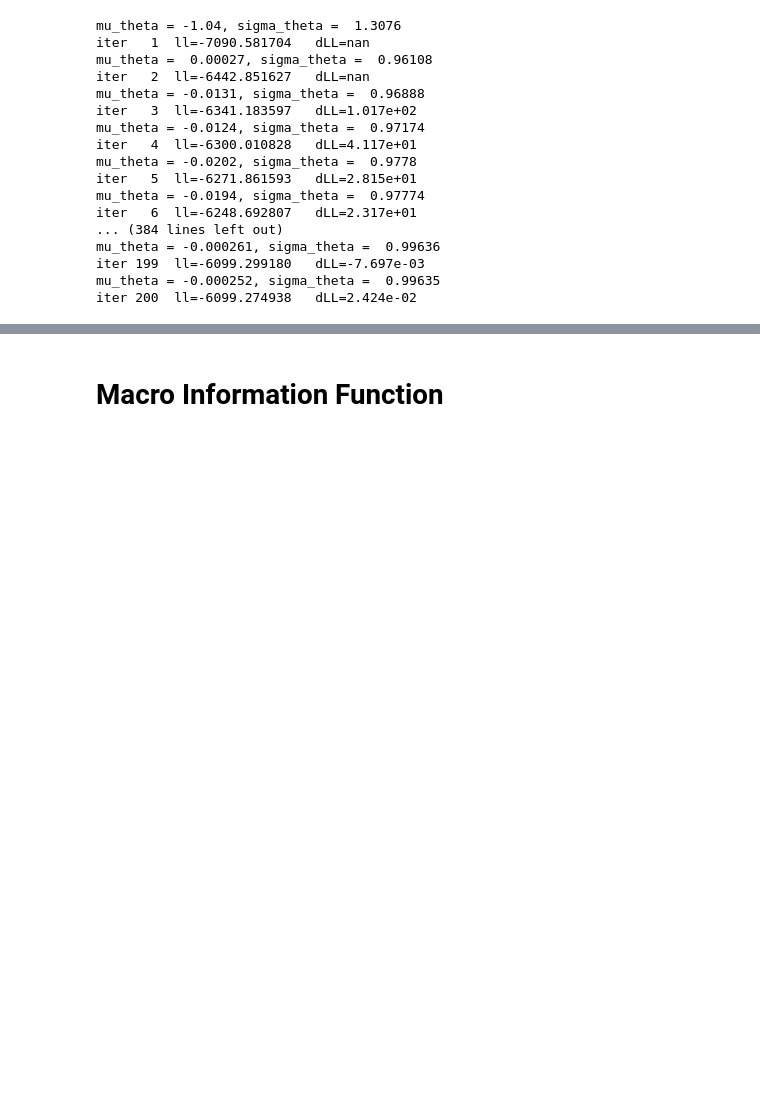
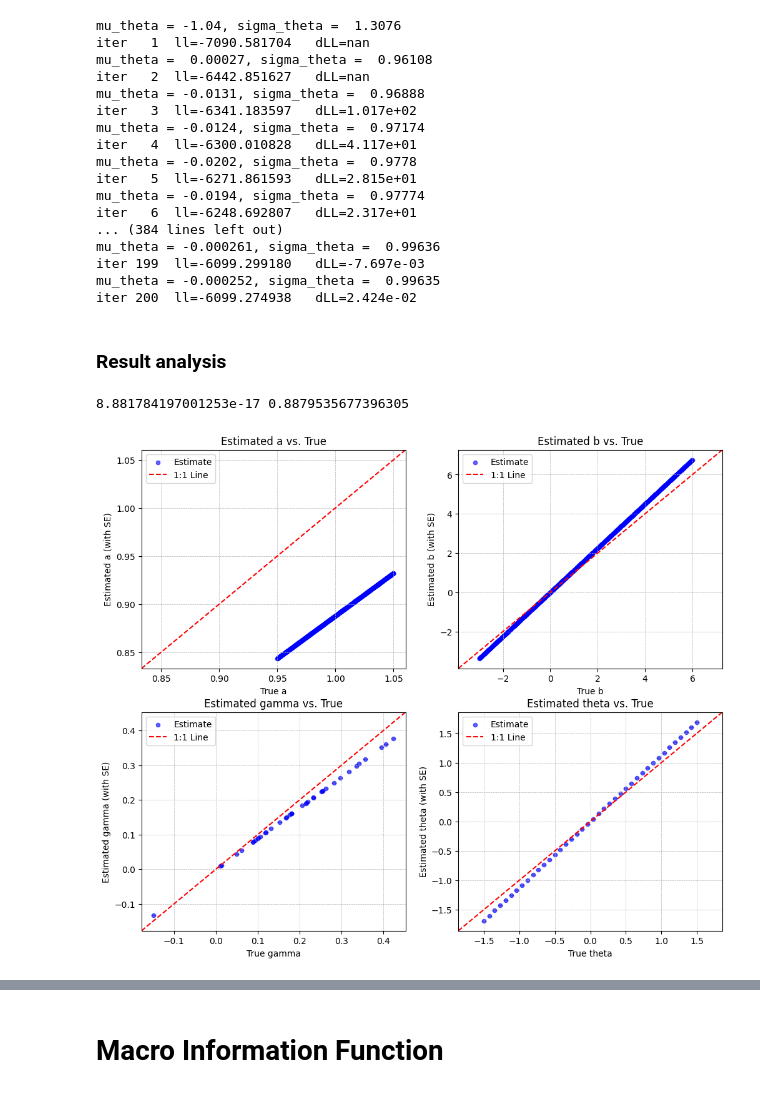
Before and after one commit to ratthachat/reasoning-aware-irt, a Jupyter notebook: notebooks/toy.ipynb, the cells around one changed output, grey strips where cells are left out. Drawn from its saved outputs; the diff is of its cells as text; code cells hidden in the pictures; blank space fills up the shorter version.

```diff
--- a/notebooks/toy.ipynb
+++ b/notebooks/toy.ipynb
@@ -143,6 +161,28 @@ mu_theta = -0.000261, sigma_theta =  0.99636
 iter 199  ll=-6099.299180   dLL=-7.697e-03
 mu_theta = -0.000252, sigma_theta =  0.99635
 iter 200  ll=-6099.274938   dLL=2.424e-02
+# %% [markdown]
+### Result analysis
+# %%
+# """Investigate scale-location initialization variation"""
+from reasoning_aware_irt.utils import plot_parameter_scatter_with_se, location_scale_transform
+
+new_theta, mu, sigma = location_scale_transform(toy_data["theta_j_true"])
+print(mu,sigma)
+
+new_b, _, _ = location_scale_transform(toy_data["b_i_true"], mu, sigma)
+new_a = toy_data["a_i_true"]*sigma
+new_gamma = toy_data["gamma_j_true"]*sigma
+
+fig, axes = plt.subplots(2, 2, figsize=(12, 10))
+axes = axes.flatten() # Flatten the 2D array of axes for easy iteration
+plot_parameter_scatter_with_se(axes[0], toy_data["a_i_true"], new_a, None, "a")
+plot_parameter_scatter_with_se(axes[1], toy_data["b_i_true"], new_b, None, "b")
+plot_parameter_scatter_with_se(axes[2], toy_data["gamma_j_true"], new_gamma, None, "gamma")
+plot_parameter_scatter_with_se(axes[3], toy_data["theta_j_true"], new_theta, None, "theta")
+# %% [output]
+8.881784197001253e-17 0.8879535677396305
+[figure, added]
 # %%
 print('theta correlation:', np.corrcoef( toy_data["theta_j_true"], fit_results.theta_j_mean)[0,1])
 print('gamma correlation:', np.corrcoef( toy_data["gamma_j_true"], fit_results.gamma_j)[0,1])
```
Also changed, not shown: parts of 5 cells of this notebook, 1 other file.
